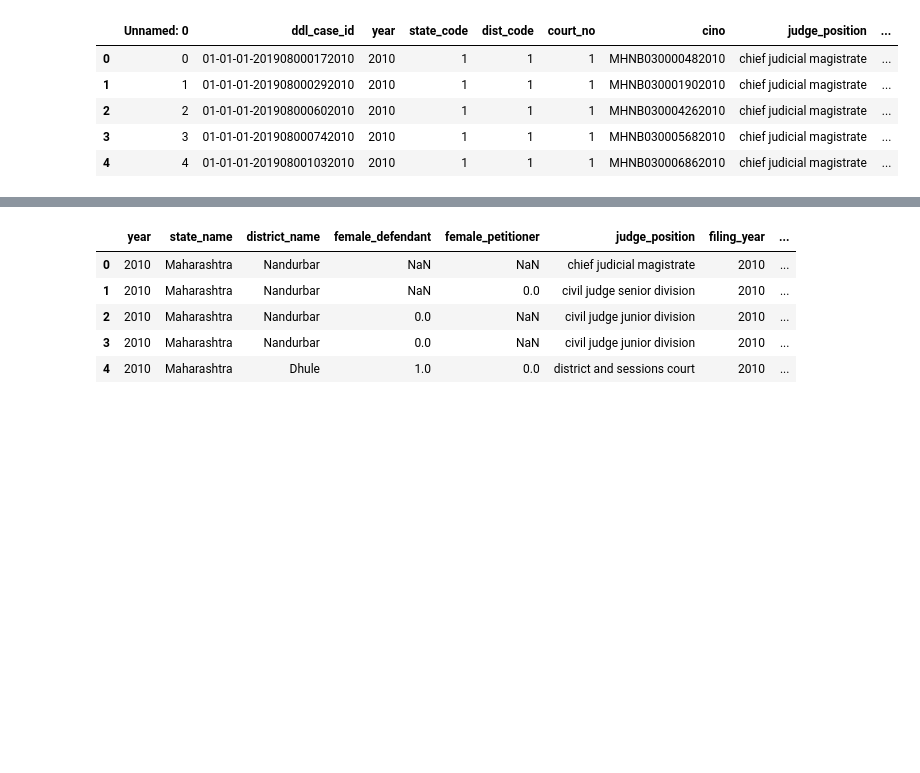
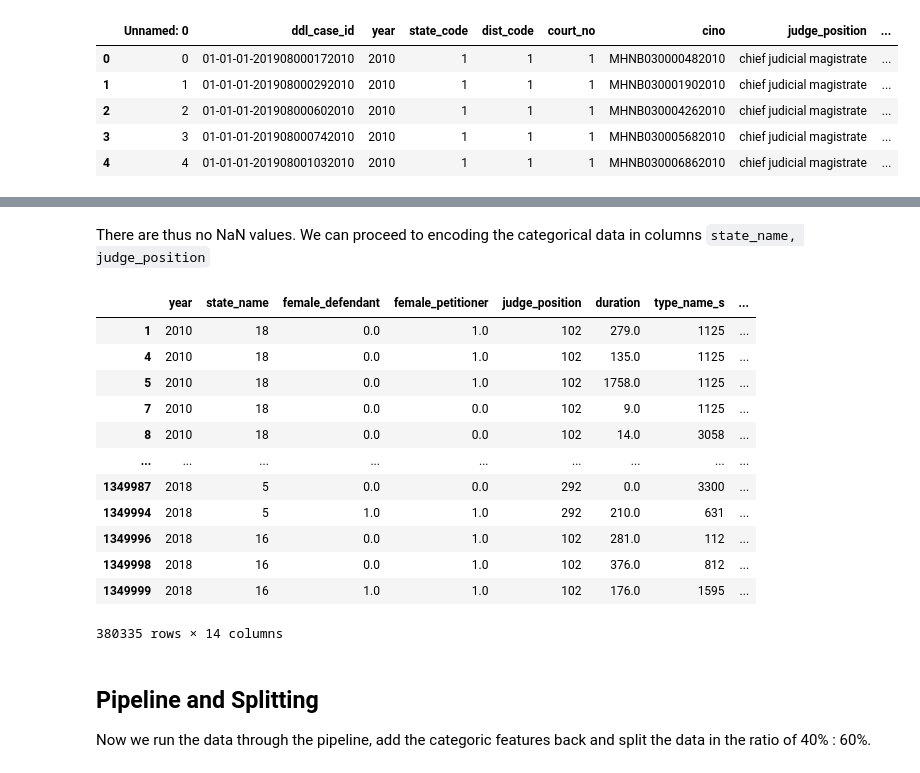
Before and after one commit to Arnav-Negi/precog, a Jupyter notebook: notebooks/classification.ipynb, the cells around one changed output, grey strips where cells are left out. Saved outputs shown, nothing was run; the diff lists cells and outputs as text; code cells hidden in the pictures; blank space fills up the shorter version.

```diff
--- a/notebooks/classification.ipynb
+++ b/notebooks/classification.ipynb
@@ -100,9 +124,9 @@ df_merged['decision_day'] = df_merged.date_of_decision.dt.day
 # %%
-columns=['year', 'state_name', 'district_name', 'female_defendant', 'female_petitioner', 'judge_position',
-        'filing_year', 'filing_month', 'filing_day', 'decision_year', 'decision_month', 'decision_day']
+columns=['year', 'state_name', 'female_defendant', 'female_petitioner', 'judge_position', 'duration', 'type_name_s',
+        'filing_year', 'filing_month', 'filing_day', 'decision_year', 'decision_month', 'decision_day', 'disp_name_s']
 
-numerical_columns = ['year', 'female_defendant', 'female_petitioner',
-        'filing_year', 'filing_month', 'filing_day', 'decision_year', 'decision_month', 'decision_day']
+numerical_columns = ['year', 'duration', 'filing_year', 'filing_month', 'filing_day',
+                     'decision_year', 'decision_month', 'decision_day']
 
-categorical_columns = ['state_name', 'district_name', 'judge_position']
+categorical_columns = ['state_name', 'judge_position', 'female_defendant', 'female_petitioner', 'type_name_s']
 df_merged = df_merged[columns]
@@ -118,9 +175,31 @@ df_merged.shape
+# %% [markdown]
+There are thus no NaN values. We can proceed to encoding the categorical data in columns `state_name, judge_position`
+# %%
+le_state = LabelEncoder()
+df_merged.state_name = le_state.fit_transform(df_merged.state_name)
+# %%
+le_judge = LabelEncoder()
+df_merged.judge_position = le_judge.fit_transform(df_merged.judge_position)
+# %%
+le_type = LabelEncoder()
+df_merged.type_name_s = le_type.fit_transform(df_merged.type_name_s)
 # %%
-df_merged.head()
+df_merged
 # %% [output]
-|  | year | state_name | district_name | female_defendant | female_petitioner | judge_position | filing_year | ... |
-| 0 | 2010 | Maharashtra | Nandurbar | NaN | NaN | chief judicial magistrate | 2010 | ... |
-| 1 | 2010 | Maharashtra | Nandurbar | NaN | 0.0 | civil judge senior division | 2010 | ... |
-| 2 | 2010 | Maharashtra | Nandurbar | 0.0 | NaN | civil judge junior division | 2010 | ... |
-| 3 | 2010 | Maharashtra | Nandurbar | 0.0 | NaN | civil judge junior division | 2010 | ... |
-| 4 | 2010 | Maharashtra | Dhule | 1.0 | 0.0 | district and sessions court | 2010 | ... |
+|  | year | state_name | female_defendant | female_petitioner | judge_position | duration | type_name_s | ... |
+| 1 | 2010 | 18 | 0.0 | 1.0 | 102 | 279.0 | 1125 | ... |
+| 4 | 2010 | 18 | 0.0 | 1.0 | 102 | 135.0 | 1125 | ... |
+| 5 | 2010 | 18 | 0.0 | 1.0 | 102 | 1758.0 | 1125 | ... |
+| 7 | 2010 | 18 | 0.0 | 0.0 | 102 | 9.0 | 1125 | ... |
+| 8 | 2010 | 18 | 0.0 | 0.0 | 102 | 14.0 | 3058 | ... |
+| ... | ... | ... | ... | ... | ... | ... | ... | ... |
+| 1349987 | 2018 | 5 | 0.0 | 0.0 | 292 | 0.0 | 3300 | ... |
+| 1349994 | 2018 | 5 | 1.0 | 1.0 | 292 | 210.0 | 631 | ... |
+| 1349996 | 2018 | 16 | 0.0 | 1.0 | 102 | 281.0 | 112 | ... |
+| 1349998 | 2018 | 16 | 0.0 | 1.0 | 102 | 376.0 | 812 | ... |
+| 1349999 | 2018 | 16 | 1.0 | 1.0 | 102 | 176.0 | 1595 | ... |
+380335 rows × 14 columns
+# %% [markdown]
+## Pipeline and Splitting
+
+Now we run the data through the pipeline, add the categoric features back and split the data in the ratio of 40% : 60%.
```
Also changed, not shown: parts of 29 cells of this notebook, 2 other files.
